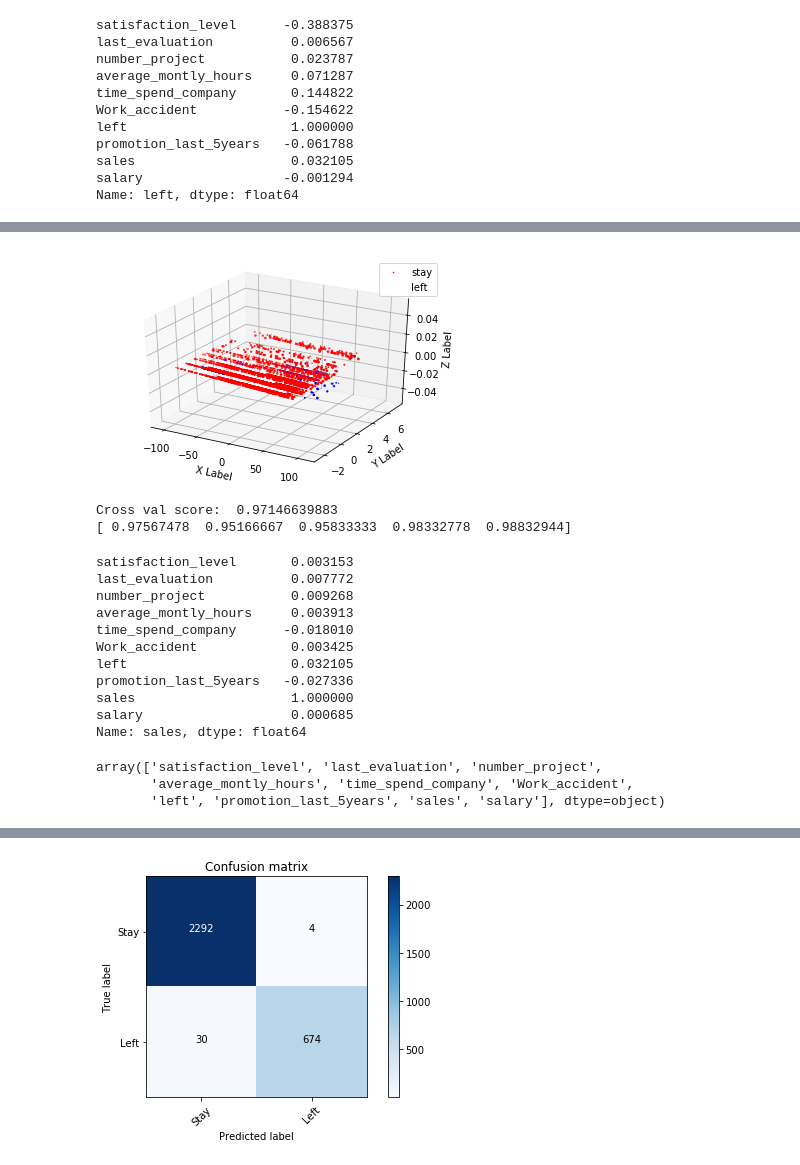
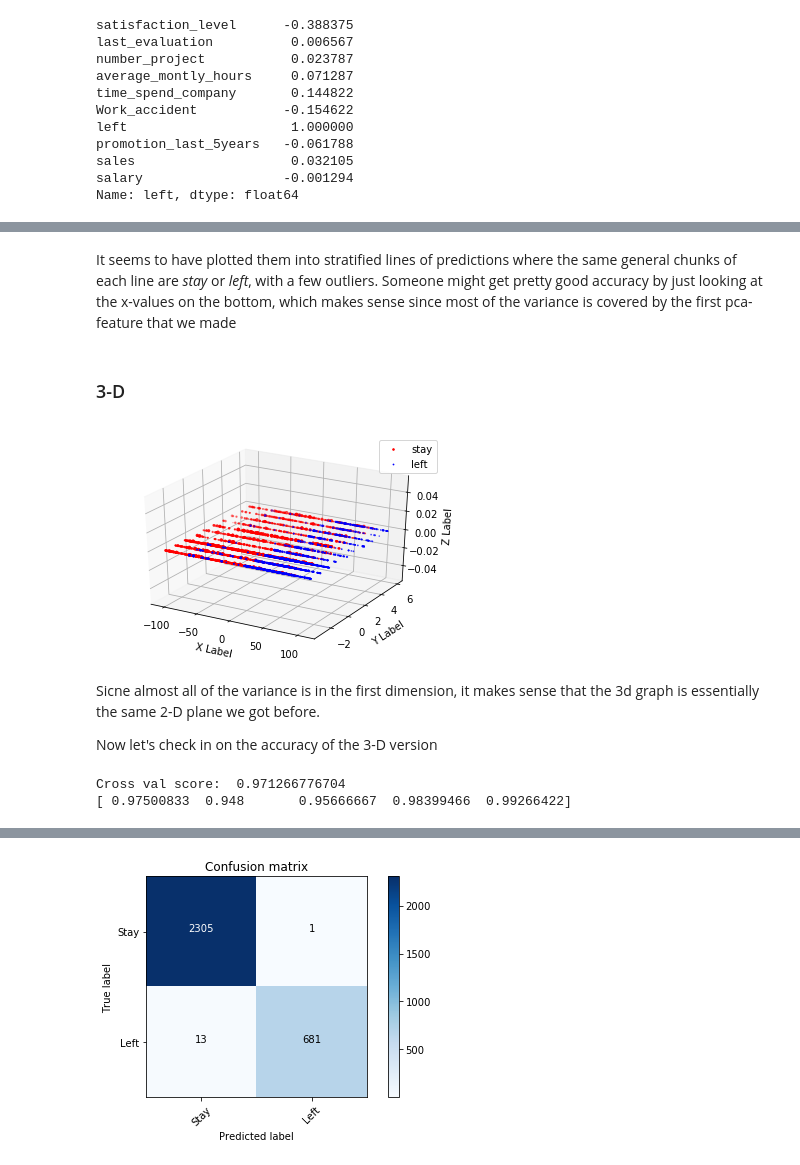
Before and after one commit to altock/altock.github.io, a Jupyter notebook: posts/992-accuracy-on-employee-resignations/index.ipynb, the cells around one changed output, grey strips where cells are left out. Saved outputs shown, nothing was run; the diff lists cells and outputs as text; code cells hidden in the pictures.

```diff
--- a/posts/992-accuracy-on-employee-resignations/index.ipynb
+++ b/posts/992-accuracy-on-employee-resignations/index.ipynb
@@ -293,0 +335,6 @@ Cross val score:  0.991532977585
+# %%
+drop = ['left', 'promotion_last_5years', 'Work_accident']
+for i, clf in enumerate(classifiers):
+    print('Classifier ', i)
+
+    cross_val_left(hr, clf, drop=drop)
@@ -294,9 +359,8 @@ Cross val score:  0.991532977585
 # %%
-from sklearn.feature_selection import RFE
 model = RandomForestClassifier(n_estimators=500, n_jobs=-1)
-clf = RFE(model,7 )
+clf = RFE(model, 5)
 
-X = hr.drop(['left'],1)
+X = hr.drop(['left'], 1)
 y = hr.left
 X_train, X_test, y_train, y_test = train_test_split(X, y, test_size=0.2)
 
@@ -311,14 +381,20 @@ print(clf.ranking_)
 # %%
-# from sklearn.feature_selection import RFE
-# model = svm.SVC(kernel='linear')
-# clf = RFE(model,5 )
+classifiers = [AdaBoostClassifier(),
+               GradientBoostingClassifier(),
+               LogisticRegressionCV(),
+               MultinomialNB()]
 
-# X = hr.drop(['left'],1)
-# y = hr.left
-# X_train, X_test, y_train, y_test = train_test_split(X, y, test_size=0.2)
+for i, model in enumerate(classifiers):
+    clf = RFE(model, 5)
+
+    X = hr.drop(['left'], 1)
+    y = hr.left
+    X_train, X_test, y_train, y_test = train_test_split(X, y, test_size=0.2)
 
 
-# clf.fit(X_train, y_train)
-# print(clf.support_)
-# print(clf.ranking_)
-# # Gets same result as feature_importance
+    print("Classifier %d" % i)
+    clf.fit(X_train, y_train)
+
+    print(clf.ranking_)
+    print()
+    # Gets same result as feature_importance
@@ -325,6 +423,5 @@ print(clf.ranking_)
 # %%
-# PCA on relevant features
-drop = ['left',  'sales', 'salary']
+drop = ['left',  'promotion_last_5years', 'Work_accident']
 
 y = np.array(hr.left)
 
@@ -372,31 +470,35 @@ plt.show()
+# %% [markdown]
+It seems to have plotted them into stratified lines of predictions where the same general chunks of each line are *stay* or *left*, with a few outliers. Someone might get pretty good accuracy by just looking at the x-values on the bottom, which makes sense since most of the variance is covered by the first pca-feature that we made
+# %% [markdown]
+### 3-D
 # %%
-# 3D PCA, Clear plane difference between them
-drop = ['left',  'sales', 'salary']
-
 y = np.array(hr.left)
 
 X = np.array(hr.drop(drop,1))
 pca = PCA(n_components=3).fit(X)
 X_pca = pca.transform(X)
 
 colors = itertools.cycle('rb')
 target_ids = range(2)
 fig = plt.figure()
 ax = fig.add_subplot(111, projection='3d')
 for i, c, label in zip(target_ids, colors, ["stay","left"]):
     plt.scatter(X_pca[y == i, 0], X_pca[y == i, 1],X_pca[y == i, 2],
                 c=c, label=label)
 
 ax.set_xlabel('X Label')
 ax.set_ylabel('Y Label')
 ax.set_zlabel('Z Label')
 
 plt.legend()
 plt.show()
 # %% [output]
-[figure, old version]
+[figure, new version]
+# %% [markdown]
+Sicne almost all of the variance is in the first dimension, it makes sense that the 3d graph is essentially the same 2-D plane we got before.
+
+Now let's check in on the accuracy of the 3-D version
 # %%
-# 3D accuracy is the same as 2D
 clf = RandomForestClassifier(n_estimators=500, n_jobs=-1)
 y = hr.left
 
@@ -407,27 +509,5 @@ scores = cross_val_score(clf, X_pca, y, cv=CV_FOLDS, n_jobs=-1)
 print('Cross val score: ', sum(scores) / CV_FOLDS )
 print(scores)
 # %% [output]
-Cross val score:  0.97146639883
-[ 0.97567478  0.95166667  0.95833333  0.98332778  0.98832944]
+Cross val score:  0.971266776704
+[ 0.97500833  0.948       0.95666667  0.98399466  0.99266422]
-# %%
-# Attempt to find department level features, doesn't seem to matter
-hr_corr = hr.corr()
-hr_corr["sales"]
-# %% [output]
-satisfaction_level       0.003153
-last_evaluation          0.007772
-number_project           0.009268
-average_montly_hours     0.003913
-time_spend_company      -0.018010
-Work_accident            0.003425
-left                     0.032105
-promotion_last_5years   -0.027336
-sales                    1.000000
-salary                   0.000685
-Name: sales, dtype: float64
-# %%
-hr.columns.values
-# %% [output]
-array(['satisfaction_level', 'last_evaluation', 'number_project',
-       'average_montly_hours', 'time_spend_company', 'Work_accident',
-       'left', 'promotion_last_5years', 'sales', 'salary'], dtype=object)
```
Also changed, not shown: parts of 43 cells of this notebook, 8 other files.
